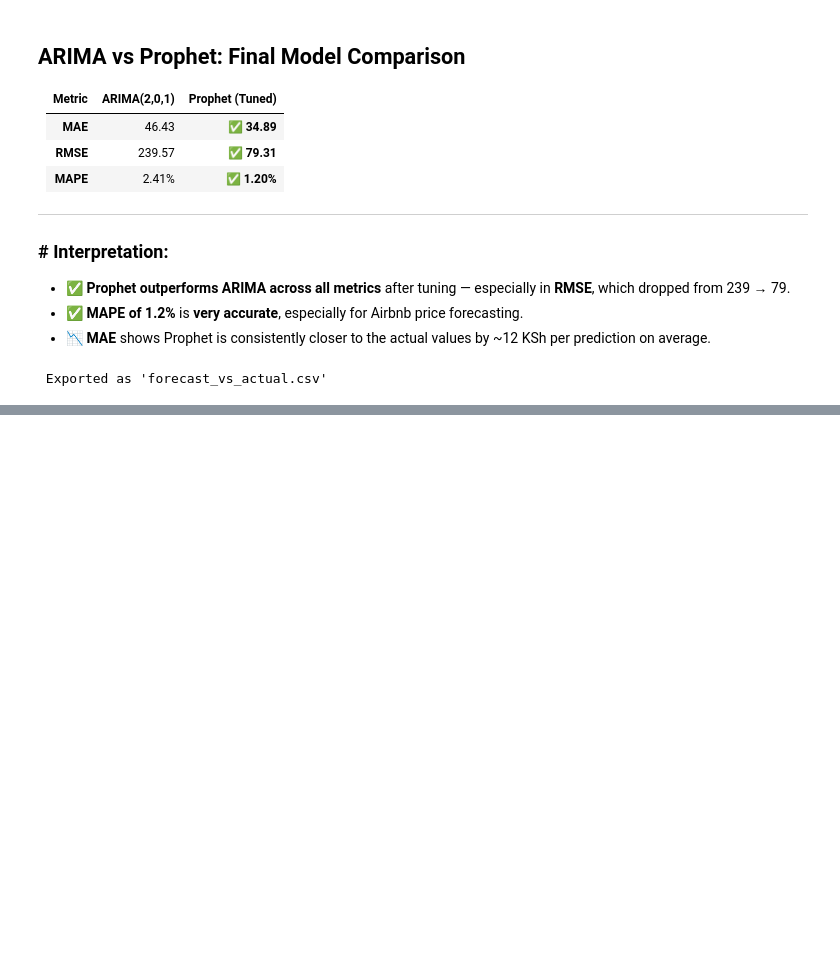
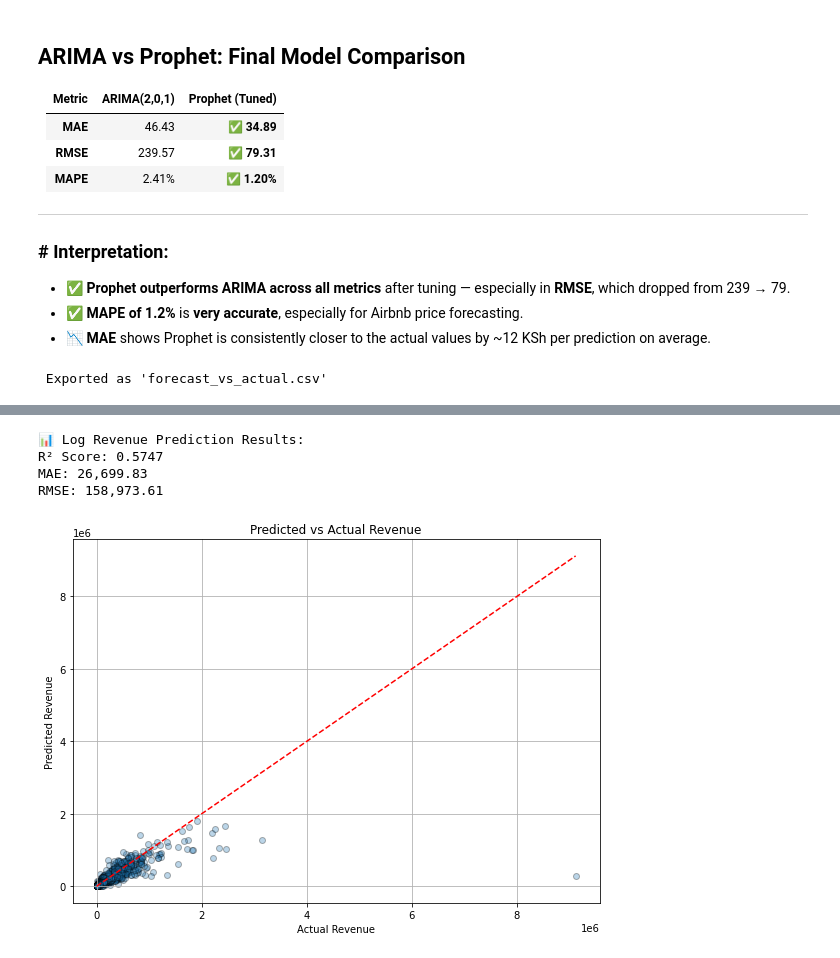
Before and after one commit to Salrahim21/Capstone-project, a Jupyter notebook: Notebook.ipynb, the cells around one changed output, grey strips where cells are left out. Cells and saved outputs as stored; diff of their text form; code cells hidden in the pictures; blank space fills up the shorter version.

```diff
--- a/Notebook.ipynb
+++ b/Notebook.ipynb
@@ -877,0 +1027,2 @@ print(" Exported as 'forecast_vs_actual.csv'")
+# %%
+pipeline.fit(X_train, y_train)
@@ -877,0 +1070,49 @@ print(" Exported as 'forecast_vs_actual.csv'")
+# %%
+target_revenue= 'log_revenue'
+
+features_revenue = [
+    'reviews_per_month', 'availability_rate', 'calculated_host_listings_count',
+    'minimum_nights', 'latitude', 'longitude', 'review_count',
+    'price_per_review', 'price_per_night', 'is_high_availability', 'has_reviews',
+    'days_since_last_review', 'busy_month', 'reviews_per_year',
+    'property_type', 'accommodates', 'bedrooms', 'beds', 'avg_price', 'estimated_occupancy_l365d'
+]
+# %%
+X = merged_df[features_revenue]
+y = merged_df[target_revenue]
+# %%
+# Train-test split
+X_train, X_test, y_train, y_test = train_test_split(X, y, test_size=0.2, random_state=42)
+
+# Fit the pipeline
+pipeline.fit(X_train, y_train)
+
+# Predict and inverse log
+y_pred_log = pipeline.predict(X_test)
+y_pred = np.expm1(y_pred_log)
+y_true = np.expm1(y_test)
+
+# Evaluate
+print("📊 Log Revenue Prediction Results:")
+print(f"R² Score: {r2_score(y_true, y_pred):.4f}")
+print(f"MAE: {mean_absolute_error(y_true, y_pred):,.2f}")
+print(f"RMSE: {np.sqrt(mean_squared_error(y_true, y_pred)):,.2f}")
+# %% [output]
+📊 Log Revenue Prediction Results:
+R² Score: 0.5747
+MAE: 26,699.83
+RMSE: 158,973.61
+# %%
+import matplotlib.pyplot as plt
+
+plt.figure(figsize=(8, 6))
+plt.scatter(y_true, y_pred, alpha=0.3, edgecolor='k')
+plt.plot([y_true.min(), y_true.max()], [y_true.min(), y_true.max()], 'r--')
+plt.xlabel("Actual Revenue")
+plt.ylabel("Predicted Revenue")
+plt.title("Predicted vs Actual Revenue")
+plt.grid(True)
+plt.tight_layout()
+plt.show()
+# %% [output]
+[figure, added]
```
Also changed, not shown: parts of 62 cells of this notebook, 1 other file.
